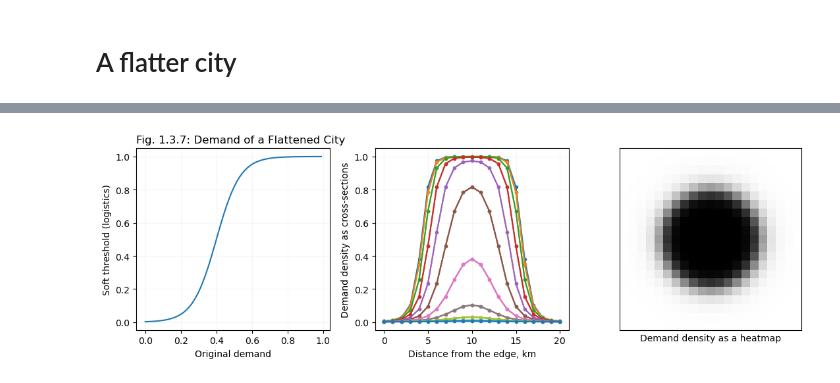
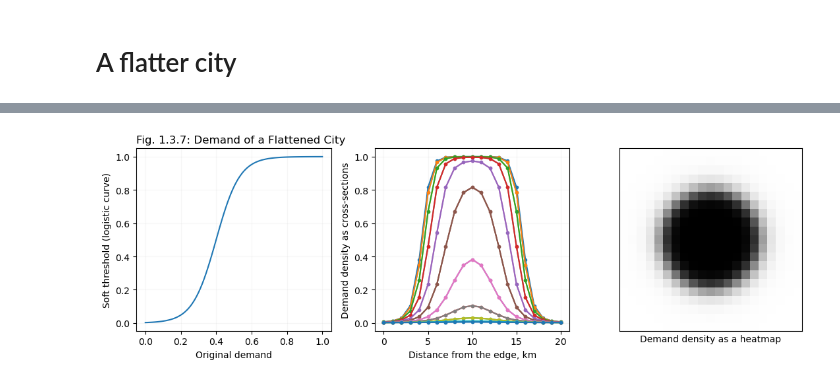
Before and after one commit to khakhalin/carsharing101, a Jupyter notebook: scripts/01natural_03city.ipynb, the cells around one changed output, grey strips where cells are left out. Saved outputs shown, nothing was run; the diff lists cells and outputs as text; code cells hidden in the pictures.

```diff
--- a/scripts/01natural_03city.ipynb
+++ b/scripts/01natural_03city.ipynb
@@ -326,6 +325,7 @@ config = {
     "n_cars": 400,
     "initial_r": 3,
     "density_sigma": 6,
+    "do_flatten_demand": True,  # Flatten the top
     "demand_flattening_threshold": 0.4,
     "demand_flattening_factor": 15,
     "settle_down_steps": 3000, # Number of steps without stats collection, for the system to settle down
@@ -337,13 +337,18 @@ from city_simulator import City
 
 city = City(config)
 
+flattener = lambda x: 1/(1+np.exp(
+                city.demand_flattening_factor*(city.demand_flattening_threshold-x))
+            )
+
 # Visualize the city
 plt.figure(figsize=(11, 3.7))
 plt.subplot(131)
-plt.plot(x, f(x), '-')
+x = np.linspace(0, 1, 100)  # From 0 to 1
+plt.plot(x, flattener(x), '-')
 plt.grid(alpha=0.1)
 plt.xlabel("Original demand")
-plt.ylabel("Soft threshold (logistics)")
+plt.ylabel("Soft threshold (logistic curve)")
 plt.title("Fig. 1.3.7: Demand of a Flattened City", loc='left')
 
 plt.subplot(133)
@@ -369,4 +374,4 @@ plt.savefig("../figures/01simple_03city_07flat_demand.svg", dpi=300)
-[figure, old version]
+[figure, new version]
 # %%
 # A flatter city
 config = {
```
Also changed, not shown: parts of 9 cells of this notebook, 14 other files.
